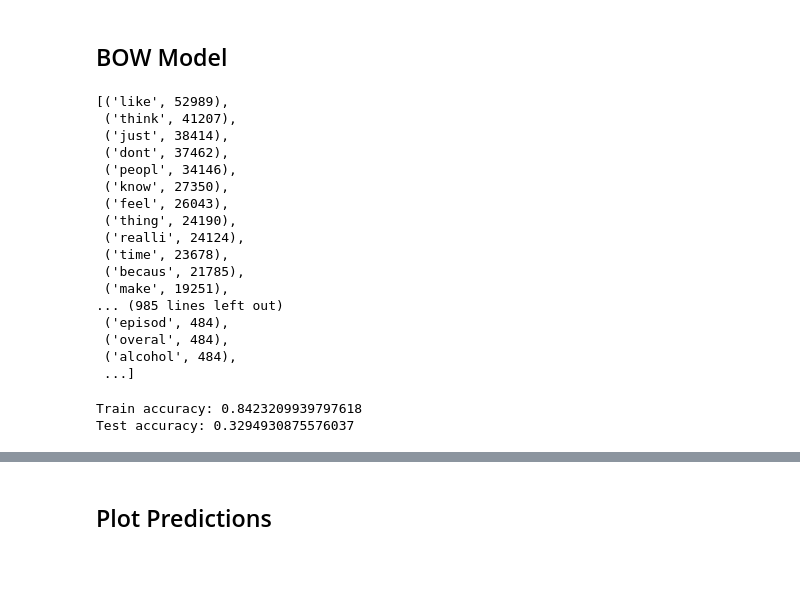
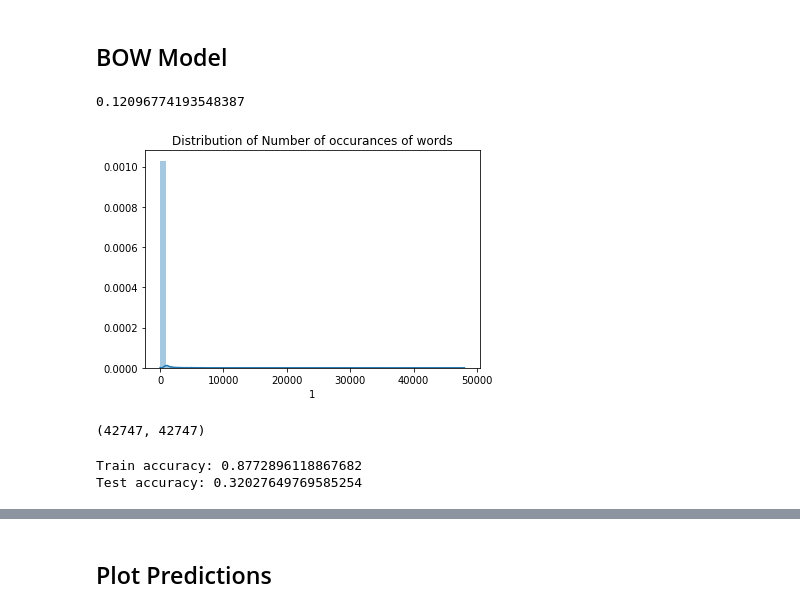
Before and after one commit to BrunnoRicci/mbti-type, a Jupyter notebook: PT.ipynb, the cells around one changed output, grey strips where cells are left out. Saved outputs shown, nothing was run; the diff lists cells and outputs as text; code cells hidden in the pictures; blank space fills up the shorter version.

```diff
--- a/PT.ipynb
+++ b/PT.ipynb
@@ -179,33 +181,30 @@ le = LabelEncoder()
 y = le.fit_transform(df["type"])
 
 X_train, X_test, y_train, y_test = train_test_split(X, y, test_size=0.1, stratify=y, random_state=42)
+# %%
+#MonteCarlo
+def predict_random_guess(priors, lp):
+    return np.random.choice(priors.index, lp, p=priors.values)
+
+np.mean(le.transform(predict_random_guess(priors, len(y_test))) == y_test)
+# %% [output]
+0.12096774193548387
 # %%
 #Most frequent Words
-vect.vocabulary_.get(u'infj')
+#vect.vocabulary_.get(u'infj')
 sum_words = X.sum(axis=0)
 words_freq = [(word, sum_words[0, idx]) for word, idx in vect.vocabulary_.items()]
 words_freq = sorted(words_freq, key = lambda x: x[1], reverse=True)
-words_freq
+wfdf = pd.DataFrame(words_freq)
+f = sns.distplot(wfdf[1]).set_title("Distribution of Number of occurances of words");
 # %% [output]
-[('like', 52989),
- ('think', 41207),
- ('just', 38414),
- ('dont', 37462),
- ('peopl', 34146),
- ('know', 27350),
- ('feel', 26043),
- ('thing', 24190),
- ('realli', 24124),
- ('time', 23678),
- ('becaus', 21785),
- ('make', 19251),
-... (985 lines left out)
- ('episod', 484),
- ('overal', 484),
- ('alcohol', 484),
- ...]
+[figure, added]
+# %%
+len(wfdf), len(wfdf[wfdf[1] > 1])
+# %% [output]
+(42747, 42747)
 # %%
-clf = MultinomialNB(alpha=0.25, fit_prior=False)
+clf = MultinomialNB(alpha=0.4, fit_prior=False)
 clf.fit(X_train, y_train)
 
 yp_train = clf.predict(X_train)
@@ -216,8 +215,8 @@ print("Test accuracy:", np.mean(yp_test == y_test))
 #Train accuracy: 0.8624311515306776
 #Test accuracy: 0.34101382488479265
 # %% [output]
-Train accuracy: 0.8423209939797618
-Test accuracy: 0.3294930875576037
+Train accuracy: 0.8772896118867682
+Test accuracy: 0.32027649769585254
 # %%
 #Most Frequent words across personality Types
 feature_names = vect.get_feature_names()
```
Also changed, not shown: parts of 11 cells of this notebook.
